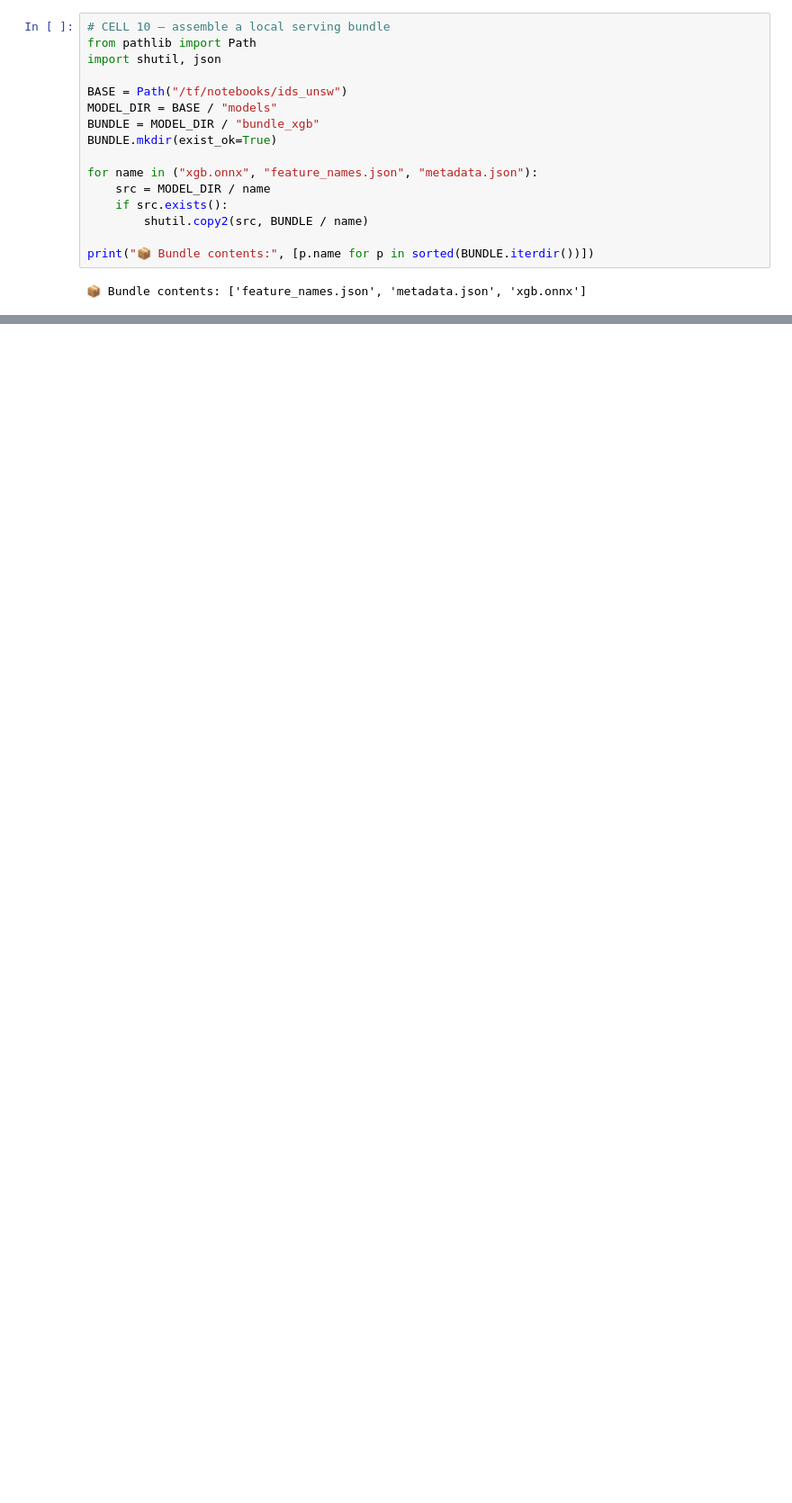
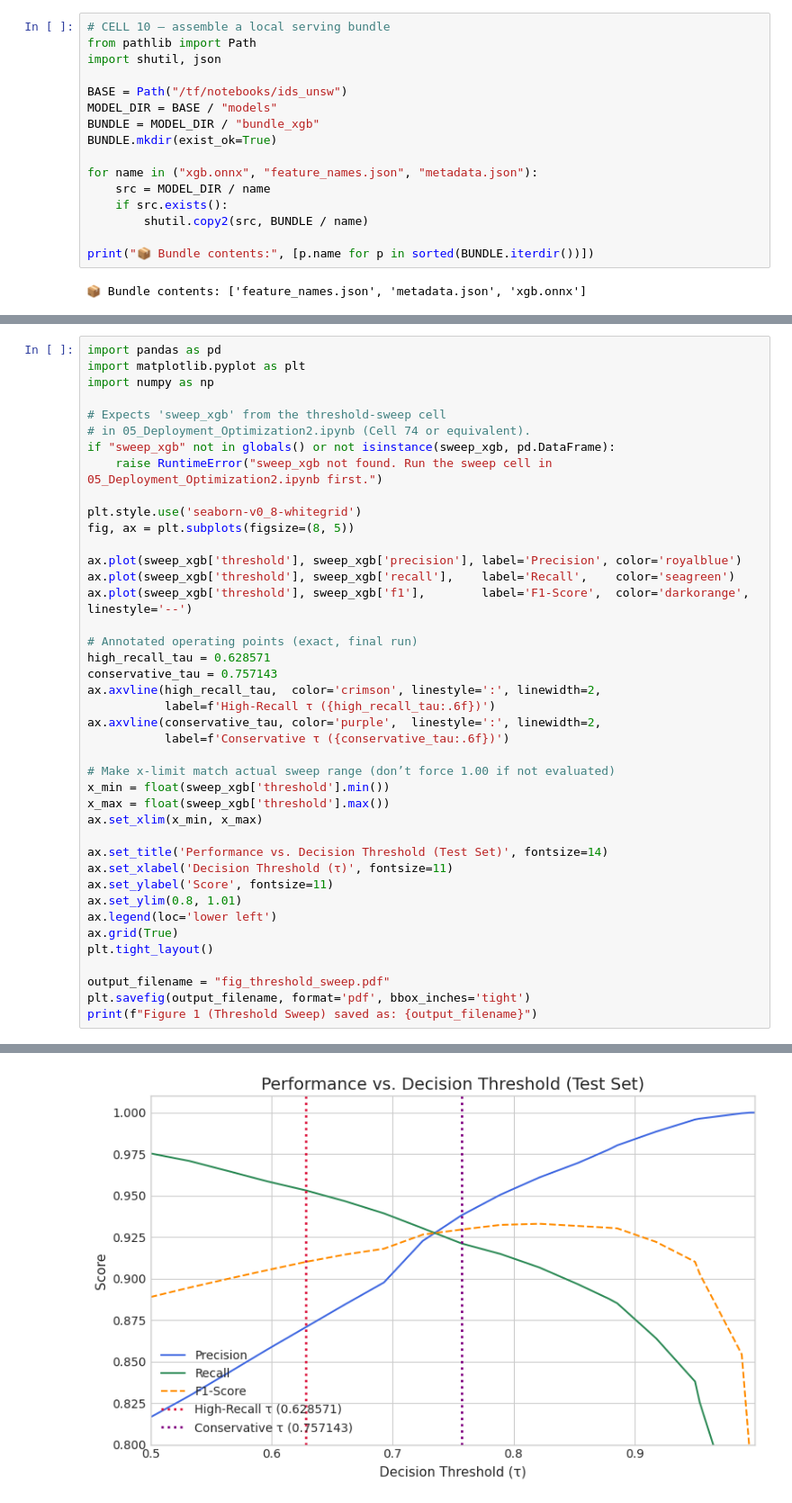
Before and after one commit to Makayacine/UNSW-NB15_mlops, a Jupyter notebook: notebooks/ids_unsw/05_Deployment_Optimization.ipynb, the cells around one changed output, grey strips where cells are left out. Shown at 90% size. Drawn from its saved outputs; the diff is of its cells as text; blank space fills up the shorter version.

```diff
--- a/notebooks/ids_unsw/05_Deployment_Optimization.ipynb
+++ b/notebooks/ids_unsw/05_Deployment_Optimization.ipynb
@@ -550,0 +613,42 @@ ONNXRuntime (CPU): 93.3 ms — 881,993 samples/sec
+# %%
+import pandas as pd
+import matplotlib.pyplot as plt
+import numpy as np
+
+# Expects 'sweep_xgb' from the threshold-sweep cell
+# in 05_Deployment_Optimization2.ipynb (Cell 74 or equivalent).
+if "sweep_xgb" not in globals() or not isinstance(sweep_xgb, pd.DataFrame):
+    raise RuntimeError("sweep_xgb not found. Run the sweep cell in 05_Deployment_Optimization2.ipynb first.")
+
+plt.style.use('seaborn-v0_8-whitegrid')
+fig, ax = plt.subplots(figsize=(8, 5))
+
+ax.plot(sweep_xgb['threshold'], sweep_xgb['precision'], label='Precision', color='royalblue')
+ax.plot(sweep_xgb['threshold'], sweep_xgb['recall'],    label='Recall',    color='seagreen')
+ax.plot(sweep_xgb['threshold'], sweep_xgb['f1'],        label='F1-Score',  color='darkorange', linestyle='--')
+
+# Annotated operating points (exact, final run)
+high_recall_tau = 0.628571
+conservative_tau = 0.757143
+ax.axvline(high_recall_tau,  color='crimson', linestyle=':', linewidth=2,
+           label=f'High-Recall τ ({high_recall_tau:.6f})')
+ax.axvline(conservative_tau, color='purple',  linestyle=':', linewidth=2,
+           label=f'Conservative τ ({conservative_tau:.6f})')
+
+# Make x-limit match actual sweep range (don’t force 1.00 if not evaluated)
+x_min = float(sweep_xgb['threshold'].min())
+x_max = float(sweep_xgb['threshold'].max())
+ax.set_xlim(x_min, x_max)
+
+ax.set_title('Performance vs. Decision Threshold (Test Set)', fontsize=14)
+ax.set_xlabel('Decision Threshold (τ)', fontsize=11)
+ax.set_ylabel('Score', fontsize=11)
+ax.set_ylim(0.8, 1.01)
+ax.legend(loc='lower left')
+ax.grid(True)
+plt.tight_layout()
+
+output_filename = "fig_threshold_sweep.pdf"
+plt.savefig(output_filename, format='pdf', bbox_inches='tight')
+print(f"Figure 1 (Threshold Sweep) saved as: {output_filename}")
+# %% [output]
@@ -550,0 +656 @@ ONNXRuntime (CPU): 93.3 ms — 881,993 samples/sec
+[figure, added]
```
Also changed, not shown: parts of 13 cells of this notebook, 2 other files.
